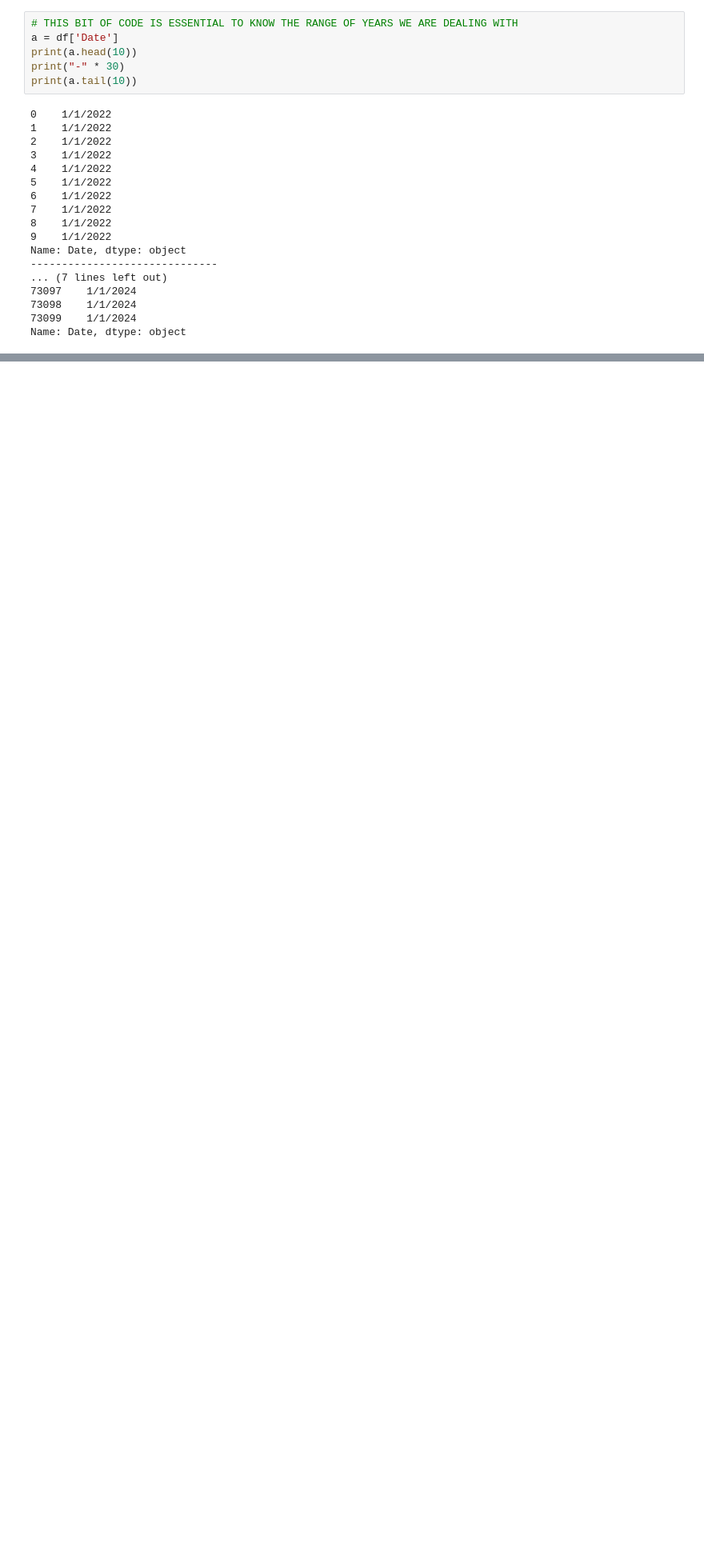
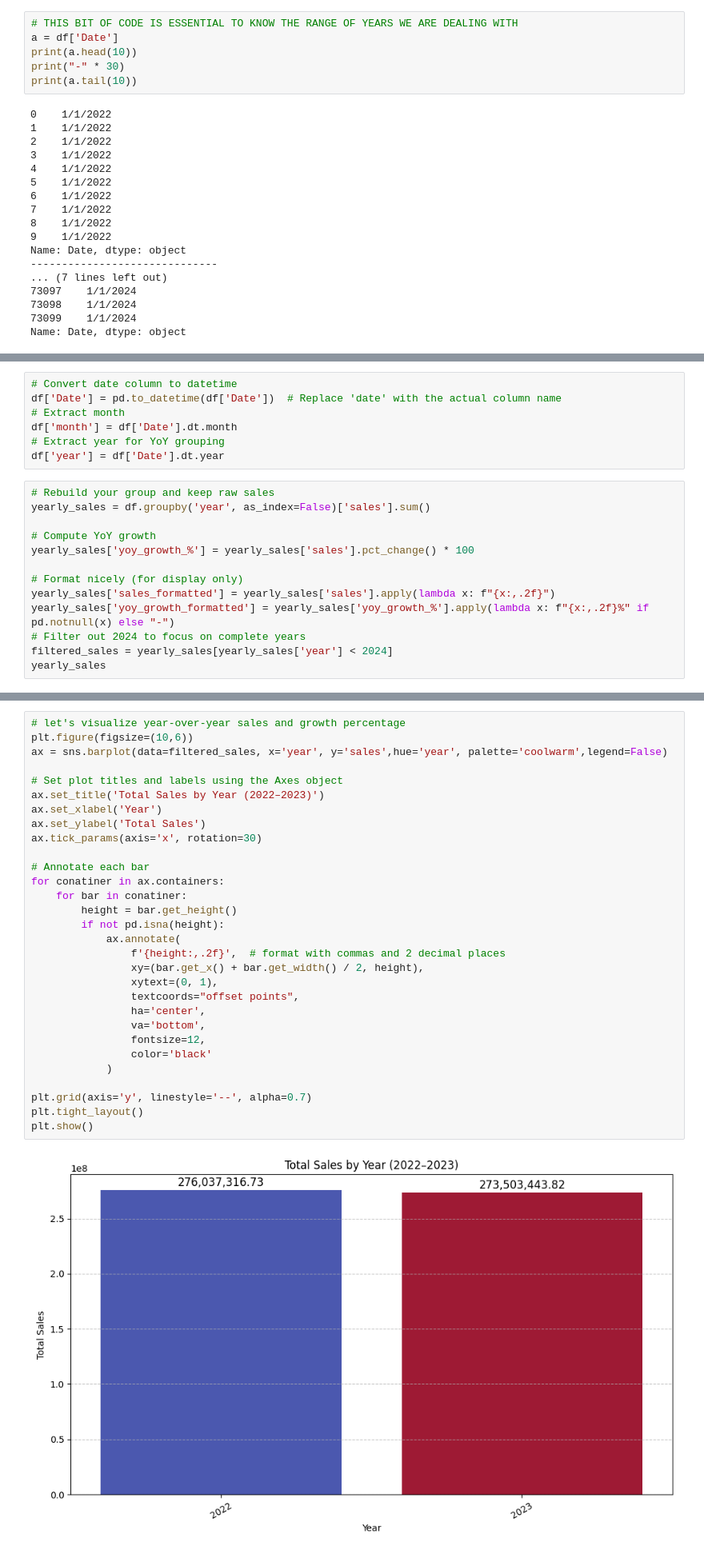
Before and after one commit to Abhijeeth7/Retail-Store-Inventory-Forecasting-Data-Analysis, a Jupyter notebook: Python_file/Retail-Store-Data-Analysis.ipynb, the cells around one changed output, grey strips where cells are left out. Shown at 80% size. Cells and saved outputs as stored; diff of their text form; blank space fills up the shorter version.

```diff
--- a/Python_file/Retail-Store-Data-Analysis.ipynb
+++ b/Python_file/Retail-Store-Data-Analysis.ipynb
@@ -88,0 +107,20 @@ Name: Date, dtype: object
+# %%
+# Convert date column to datetime
+df['Date'] = pd.to_datetime(df['Date'])  # Replace 'date' with the actual column name
+# Extract month
+df['month'] = df['Date'].dt.month
+# Extract year for YoY grouping
+df['year'] = df['Date'].dt.year
+# %%
+# Rebuild your group and keep raw sales
+yearly_sales = df.groupby('year', as_index=False)['sales'].sum()
+
+# Compute YoY growth
+yearly_sales['yoy_growth_%'] = yearly_sales['sales'].pct_change() * 100
+
+# Format nicely (for display only)
+yearly_sales['sales_formatted'] = yearly_sales['sales'].apply(lambda x: f"{x:,.2f}")
+yearly_sales['yoy_growth_formatted'] = yearly_sales['yoy_growth_%'].apply(lambda x: f"{x:,.2f}%" if pd.notnull(x) else "-")
+# Filter out 2024 to focus on complete years
+filtered_sales = yearly_sales[yearly_sales['year'] < 2024]
+yearly_sales
@@ -88,0 +132,32 @@ Name: Date, dtype: object
+# %%
+# let's visualize year-over-year sales and growth percentage
+plt.figure(figsize=(10,6))
+ax = sns.barplot(data=filtered_sales, x='year', y='sales',hue='year', palette='coolwarm',legend=False)
+
+# Set plot titles and labels using the Axes object
+ax.set_title('Total Sales by Year (2022–2023)')
+ax.set_xlabel('Year')
+ax.set_ylabel('Total Sales')
+ax.tick_params(axis='x', rotation=30)
+
+# Annotate each bar
+for conatiner in ax.containers:
+    for bar in conatiner:
+        height = bar.get_height()
+        if not pd.isna(height):
+            ax.annotate(
+                f'{height:,.2f}',  # format with commas and 2 decimal places
+                xy=(bar.get_x() + bar.get_width() / 2, height),
+                xytext=(0, 1),
+                textcoords="offset points",
+                ha='center',
+                va='bottom',
+                fontsize=12,
+                color='black'
+            )
+
+plt.grid(axis='y', linestyle='--', alpha=0.7)
+plt.tight_layout()
+plt.show()
+# %% [output]
+[figure, added]
```
Also changed, not shown: parts of 4 cells of this notebook.
